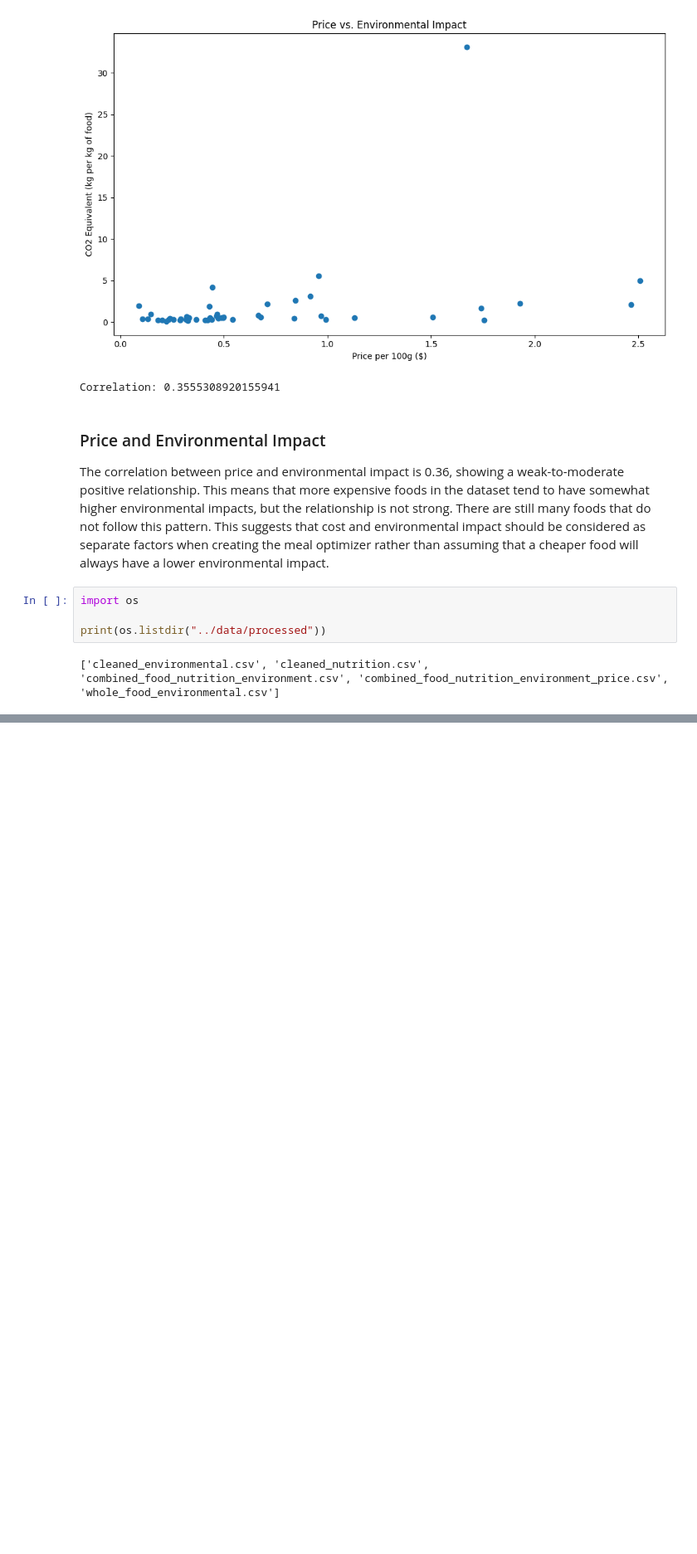
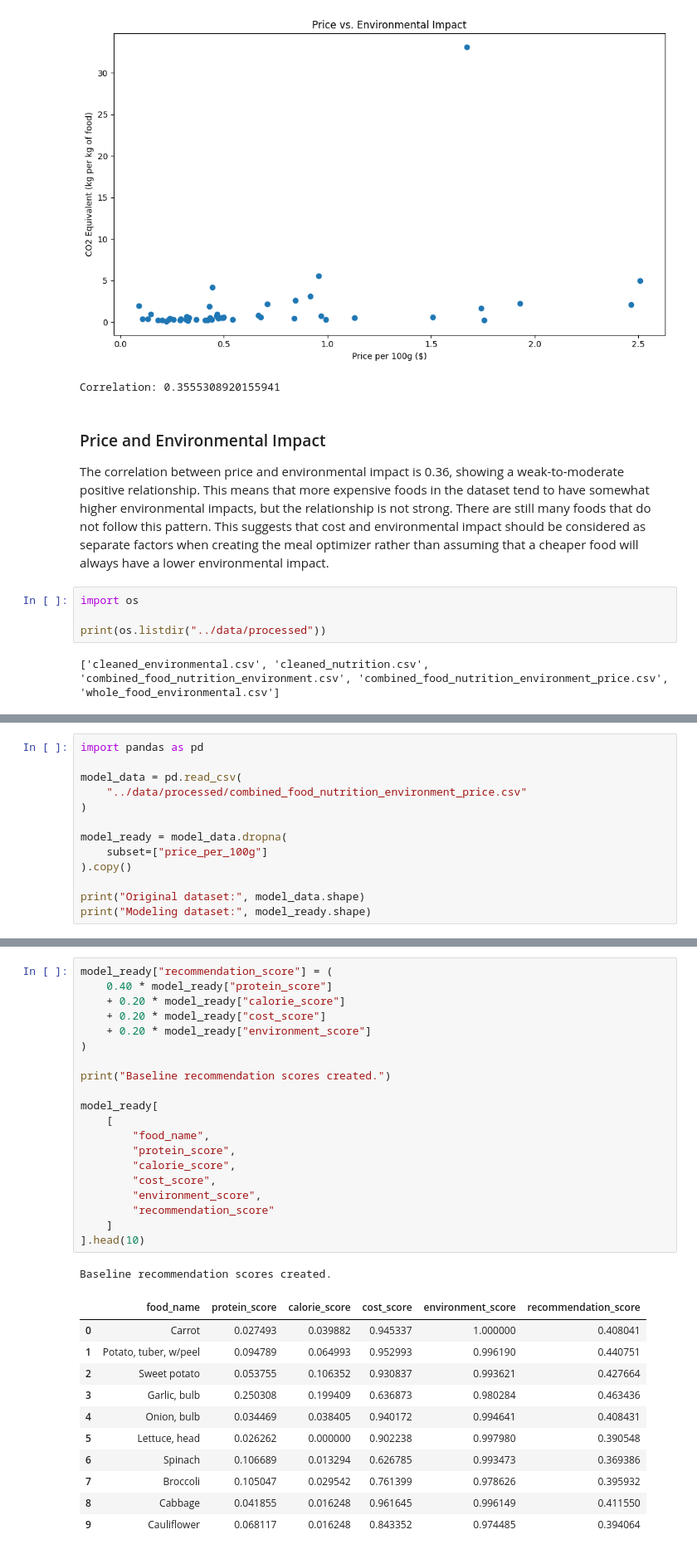
Before and after one commit to albabbitt13-commits/smart-sustainable-meal-optimizer, a Jupyter notebook: notebooks/01_data_exploration.ipynb, the cells around one changed output, grey strips where cells are left out. Shown at 83% size. Cells and saved outputs as stored; diff of their text form; blank space fills up the shorter version.

```diff
--- a/notebooks/01_data_exploration.ipynb
+++ b/notebooks/01_data_exploration.ipynb
@@ -3645,0 +3771,13 @@ print(os.listdir("../data/processed"))
+# %%
+import pandas as pd
+
+model_data = pd.read_csv(
+    "../data/processed/combined_food_nutrition_environment_price.csv"
+)
+
+model_ready = model_data.dropna(
+    subset=["price_per_100g"]
+).copy()
+
+print("Original dataset:", model_data.shape)
+print("Modeling dataset:", model_ready.shape)
@@ -3645,0 +3840,33 @@ print(os.listdir("../data/processed"))
+# %%
+model_ready["recommendation_score"] = (
+    0.40 * model_ready["protein_score"]
+    + 0.20 * model_ready["calorie_score"]
+    + 0.20 * model_ready["cost_score"]
+    + 0.20 * model_ready["environment_score"]
+)
+
+print("Baseline recommendation scores created.")
+
+model_ready[
+    [
+        "food_name",
+        "protein_score",
+        "calorie_score",
+        "cost_score",
+        "environment_score",
+        "recommendation_score"
+    ]
+].head(10)
+# %% [output]
+Baseline recommendation scores created.
+|  | food_name | protein_score | calorie_score | cost_score | environment_score | recommendation_score |
+| 0 | Carrot | 0.027493 | 0.039882 | 0.945337 | 1.000000 | 0.408041 |
+| 1 | Potato, tuber, w/peel | 0.094789 | 0.064993 | 0.952993 | 0.996190 | 0.440751 |
+| 2 | Sweet potato | 0.053755 | 0.106352 | 0.930837 | 0.993621 | 0.427664 |
+| 3 | Garlic, bulb | 0.250308 | 0.199409 | 0.636873 | 0.980284 | 0.463436 |
+| 4 | Onion, bulb | 0.034469 | 0.038405 | 0.940172 | 0.994641 | 0.408431 |
+| 5 | Lettuce, head | 0.026262 | 0.000000 | 0.902238 | 0.997980 | 0.390548 |
+| 6 | Spinach | 0.106689 | 0.013294 | 0.626785 | 0.993473 | 0.369386 |
+| 7 | Broccoli | 0.105047 | 0.029542 | 0.761399 | 0.978626 | 0.395932 |
+| 8 | Cabbage | 0.041855 | 0.016248 | 0.961645 | 0.996149 | 0.411550 |
+| 9 | Cauliflower | 0.068117 | 0.016248 | 0.843352 | 0.974485 | 0.394064 |
```
Also changed, not shown: parts of 29 cells of this notebook, 2 other files.
